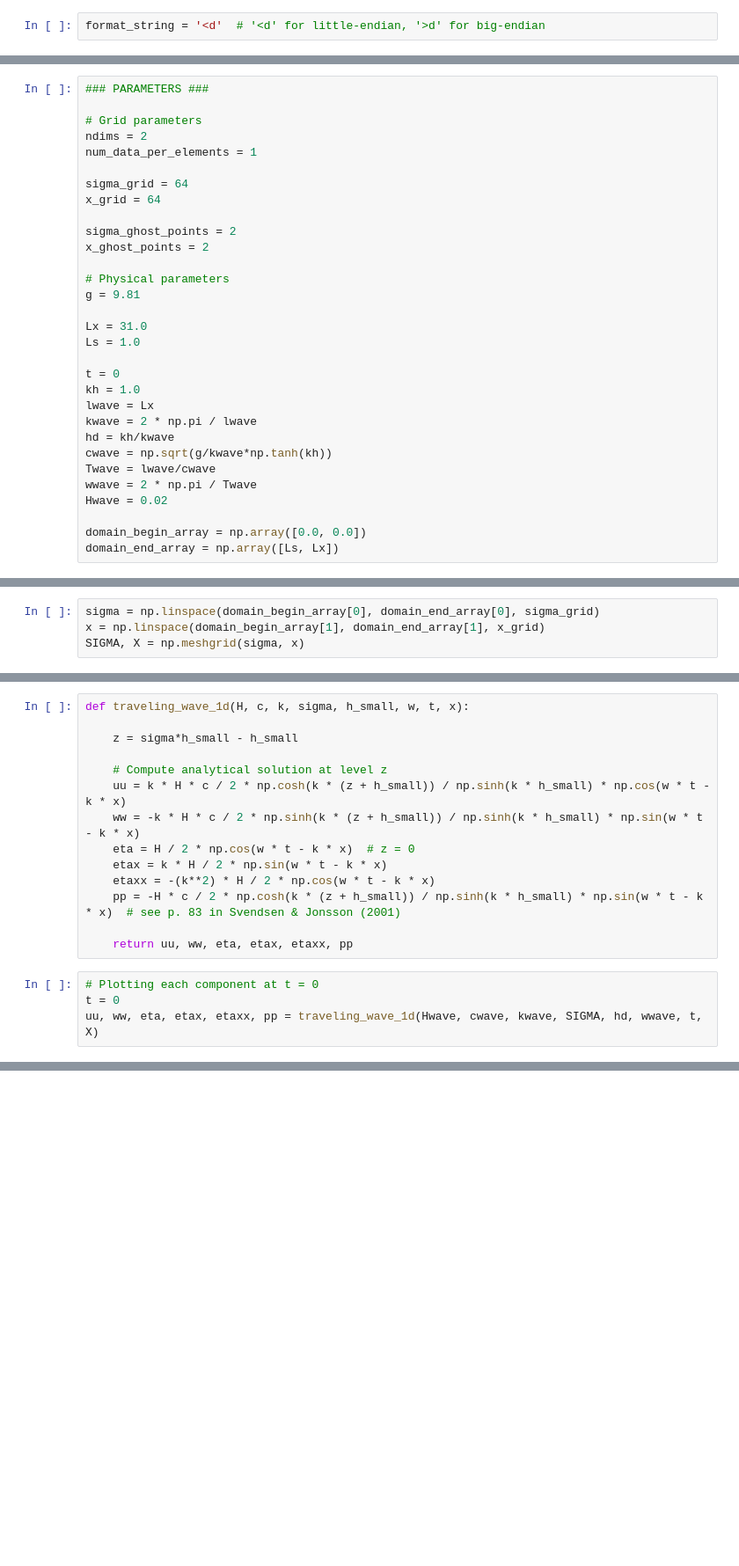
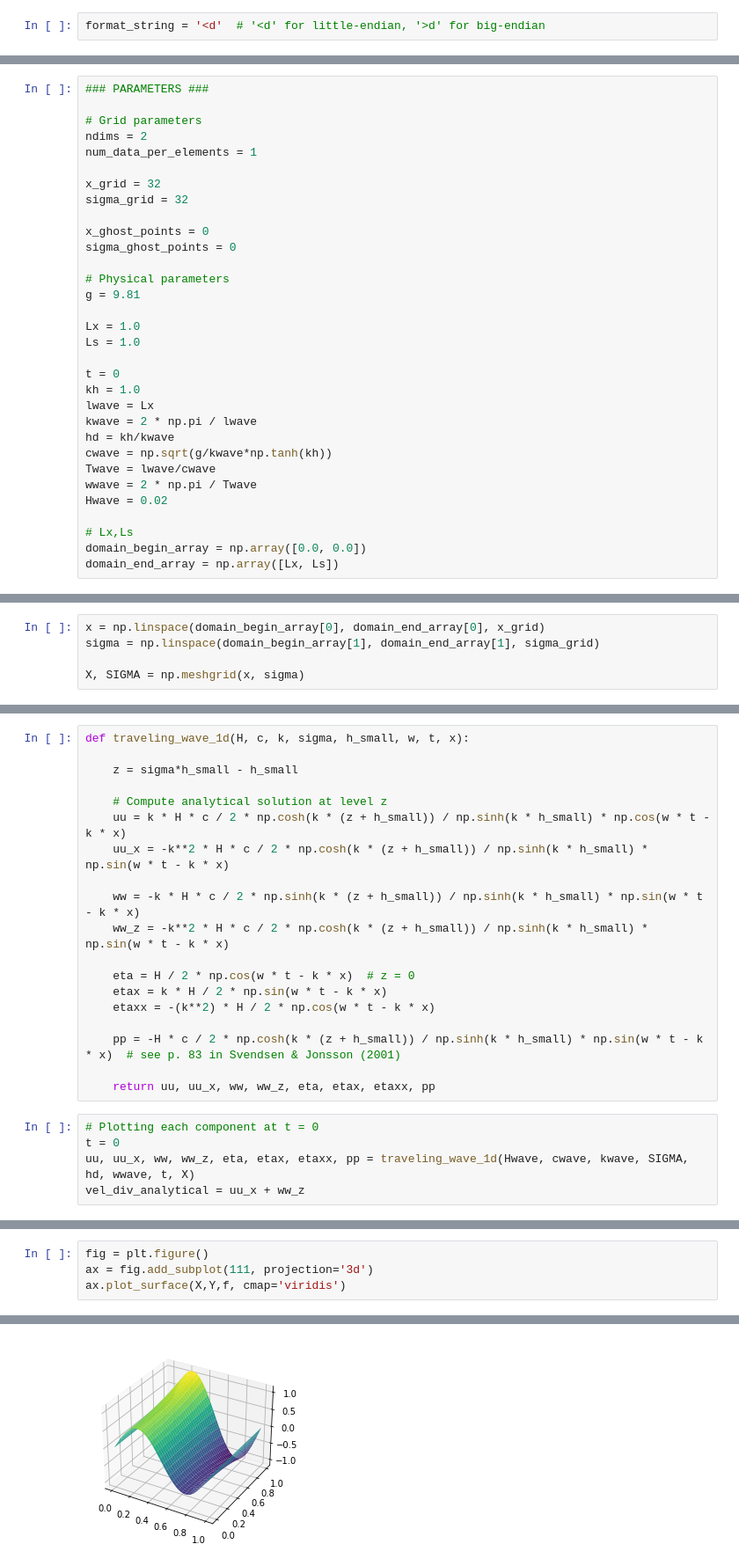
Before and after one commit to alex2001zow/Parallel_High-Order_FD_NS, a Jupyter notebook: python/TravelingWave_Poisson_2D.ipynb, the cells around one changed output, grey strips where cells are left out. Shown at 88% size. Drawn from its saved outputs; the diff is of its cells as text; blank space fills up the shorter version.

```diff
--- a/python/TravelingWave_Poisson_2D.ipynb
+++ b/python/TravelingWave_Poisson_2D.ipynb
@@ -44,16 +50,16 @@ p_approximate_solution = np.array(p_approximate_solution)
 ndims = 2
 num_data_per_elements = 1
 
-sigma_grid = 64
-x_grid = 64
+x_grid = 32
+sigma_grid = 32
 
-sigma_ghost_points = 2
-x_ghost_points = 2
+x_ghost_points = 0
+sigma_ghost_points = 0
 
 # Physical parameters
 g = 9.81
 
-Lx = 31.0
+Lx = 1.0
 Ls = 1.0
 
 t = 0
@@ -66,8 +72,9 @@ Twave = lwave/cwave
 wwave = 2 * np.pi / Twave
 Hwave = 0.02
 
+# Lx,Ls
 domain_begin_array = np.array([0.0, 0.0])
-domain_end_array = np.array([Ls, Lx])
+domain_end_array = np.array([Lx, Ls])
 # %%
 u_layout = (sigma_grid, x_grid+x_ghost_points, num_data_per_elements)
 v_layout = (sigma_grid, x_grid+x_ghost_points, num_data_per_elements)
@@ -83,7 +90,8 @@ p_layout:  (66, 66, 1)
 # %%
-sigma = np.linspace(domain_begin_array[0], domain_end_array[0], sigma_grid)
-x = np.linspace(domain_begin_array[1], domain_end_array[1], x_grid)
-SIGMA, X = np.meshgrid(sigma, x)
+x = np.linspace(domain_begin_array[0], domain_end_array[0], x_grid)
+sigma = np.linspace(domain_begin_array[1], domain_end_array[1], sigma_grid)
+
+X, SIGMA = np.meshgrid(x, sigma)
 # %%
 # Reshape the data into a 2D array
 u_approximate_solution = u_approximate_solution.reshape(u_layout)
@@ -112,14 +129,20 @@ def traveling_wave_1d(H, c, k, sigma, h_small, w, t, x):
 
     # Compute analytical solution at level z
     uu = k * H * c / 2 * np.cosh(k * (z + h_small)) / np.sinh(k * h_small) * np.cos(w * t - k * x)
+    uu_x = -k**2 * H * c / 2 * np.cosh(k * (z + h_small)) / np.sinh(k * h_small) * np.sin(w * t - k * x)
+
     ww = -k * H * c / 2 * np.sinh(k * (z + h_small)) / np.sinh(k * h_small) * np.sin(w * t - k * x)
+    ww_z = -k**2 * H * c / 2 * np.cosh(k * (z + h_small)) / np.sinh(k * h_small) * np.sin(w * t - k * x)
+
     eta = H / 2 * np.cos(w * t - k * x)  # z = 0
     etax = k * H / 2 * np.sin(w * t - k * x)
     etaxx = -(k**2) * H / 2 * np.cos(w * t - k * x)
+
     pp = -H * c / 2 * np.cosh(k * (z + h_small)) / np.sinh(k * h_small) * np.sin(w * t - k * x)  # see p. 83 in Svendsen & Jonsson (2001)
 
-    return uu, ww, eta, etax, etaxx, pp
+    return uu, uu_x, ww, ww_z, eta, etax, etaxx, pp
 # %%
 # Plotting each component at t = 0
 t = 0
-uu, ww, eta, etax, etaxx, pp = traveling_wave_1d(Hwave, cwave, kwave, SIGMA, hd, wwave, t, X)
+uu, uu_x, ww, ww_z, eta, etax, etaxx, pp = traveling_wave_1d(Hwave, cwave, kwave, SIGMA, hd, wwave, t, X)
+vel_div_analytical = uu_x + ww_z
@@ -225,0 +333,5 @@ plt.show()
+# %%
+fig = plt.figure()
+ax = fig.add_subplot(111, projection='3d')
+ax.plot_surface(X,Y,f, cmap='viridis')
+# %% [output]
@@ -225,0 +339 @@ plt.show()
+[figure, added]
```
Also changed, not shown: parts of 9 cells of this notebook, 20 other files.
